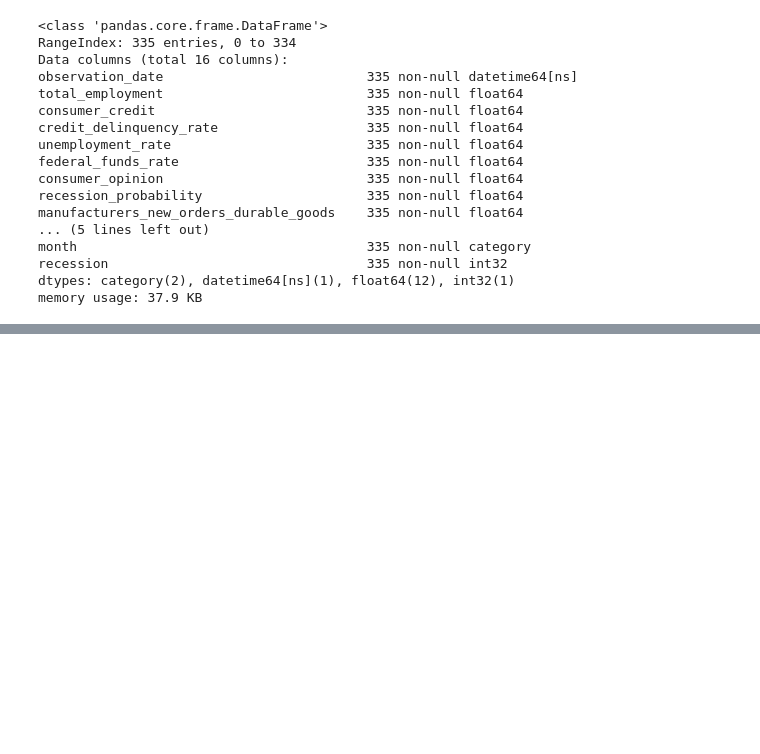
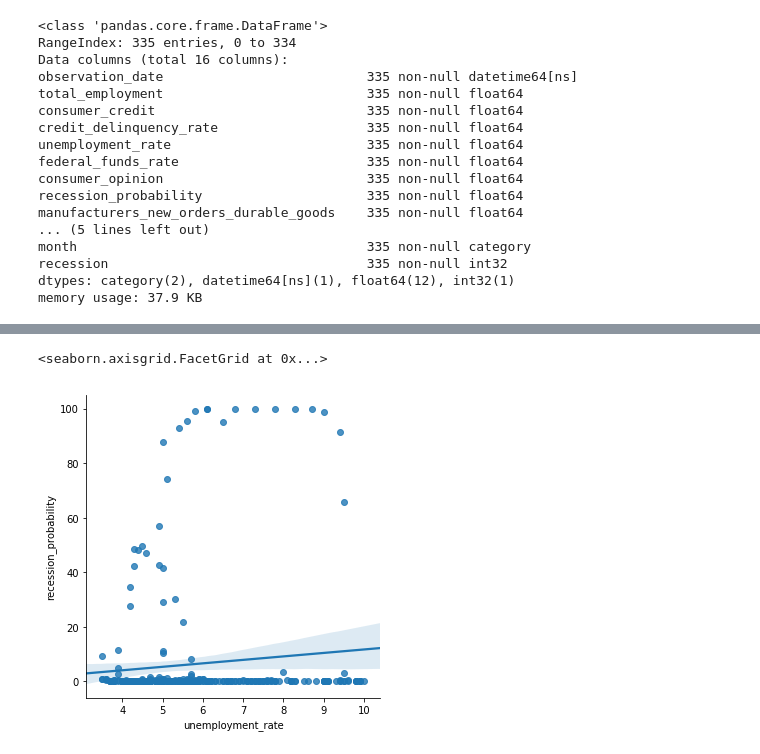
Before and after one commit to goodyduru/dataset-daily, a Jupyter notebook: dataset_daily_week_2.ipynb, the cells around one changed output, grey strips where cells are left out. Cells and saved outputs as stored; diff of their text form; code cells hidden in the pictures; blank space fills up the shorter version.

```diff
--- a/dataset_daily_week_2.ipynb
+++ b/dataset_daily_week_2.ipynb
@@ -268,0 +310,5 @@ cat_data = economic_data.select_dtypes(['category'])
+# %%
+sns.lmplot(x="unemployment_rate", y="recession_probability", data=economic_data)
+# %% [output]
+<seaborn.axisgrid.FacetGrid at 0x...>
+[figure, added]
```
Also changed, not shown: parts of 8 cells of this notebook.
